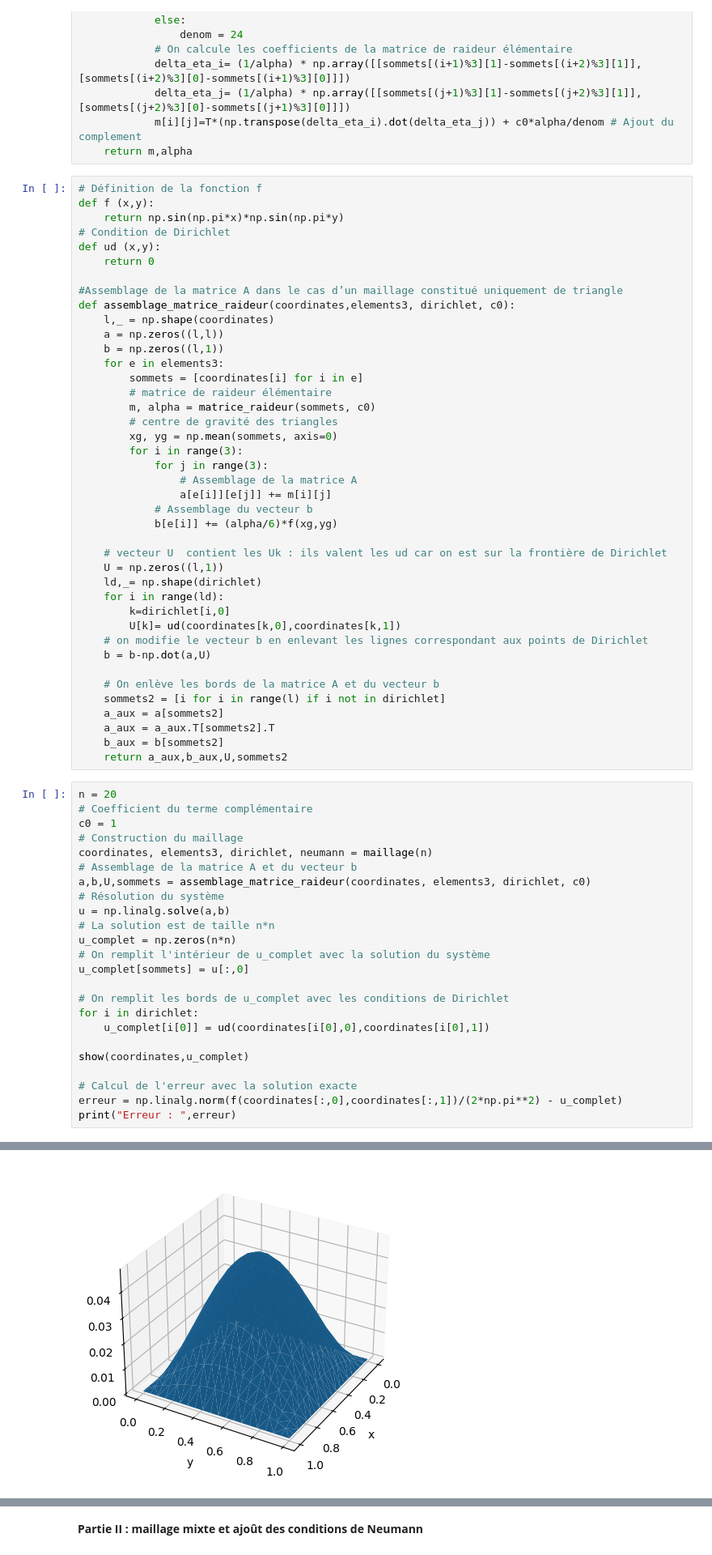
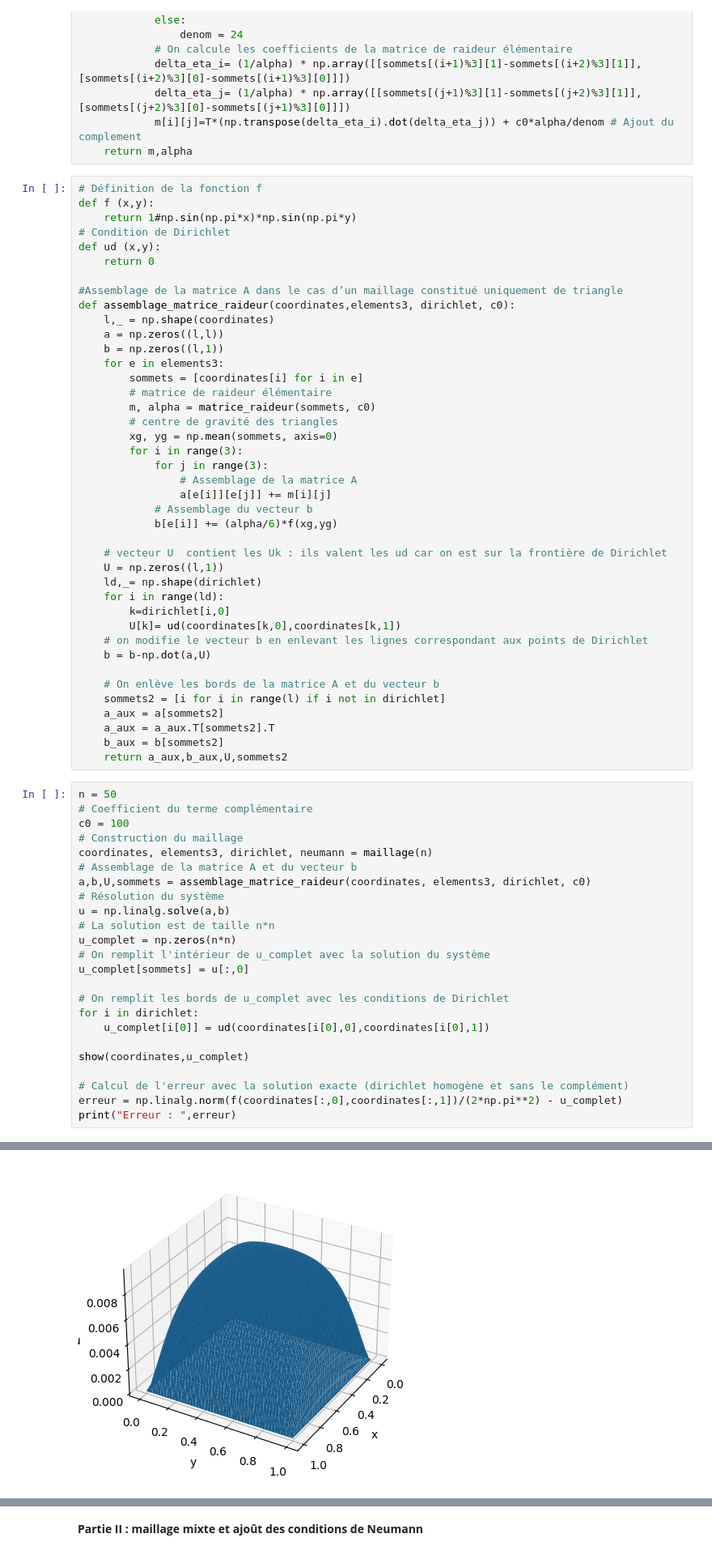
Before and after one commit to Tomosaure/Work, a Jupyter notebook: 2A/S8/EDP/TP-EDP.ipynb, the cells around one changed output, grey strips where cells are left out. Shown at 81% size. Cells and saved outputs as stored; diff of their text form.

```diff
--- a/2A/S8/EDP/TP-EDP.ipynb
+++ b/2A/S8/EDP/TP-EDP.ipynb
@@ -131,7 +131,7 @@ def matrice_raideur(sommets, c0):
 # %%
 # Définition de la fonction f
 def f (x,y):
-    return np.sin(np.pi*x)*np.sin(np.pi*y)
+    return 1#np.sin(np.pi*x)*np.sin(np.pi*y)
 # Condition de Dirichlet
 def ud (x,y):
     return 0
@@ -170,9 +170,9 @@ def assemblage_matrice_raideur(coordinates,elements3, dirichlet, c0):
     b_aux = b[sommets2]
     return a_aux,b_aux,U,sommets2
 # %%
-n = 20
+n = 50
 # Coefficient du terme complémentaire
-c0 = 1
+c0 = 100
 # Construction du maillage
 coordinates, elements3, dirichlet, neumann = maillage(n)
 # Assemblage de la matrice A et du vecteur b
@@ -190,7 +190,7 @@ for i in dirichlet:
 
 show(coordinates,u_complet)
 
-# Calcul de l'erreur avec la solution exacte
+# Calcul de l'erreur avec la solution exacte (dirichlet homogène et sans le complément)
 erreur = np.linalg.norm(f(coordinates[:,0],coordinates[:,1])/(2*np.pi**2) - u_complet)
 print("Erreur : ",erreur)
 # %% [output]
@@ -199 +199 @@ print("Erreur : ",erreur)
-[figure, old version]
+[figure, new version]
```
Also changed, not shown: parts of 2 cells of this notebook, 2 other files.
